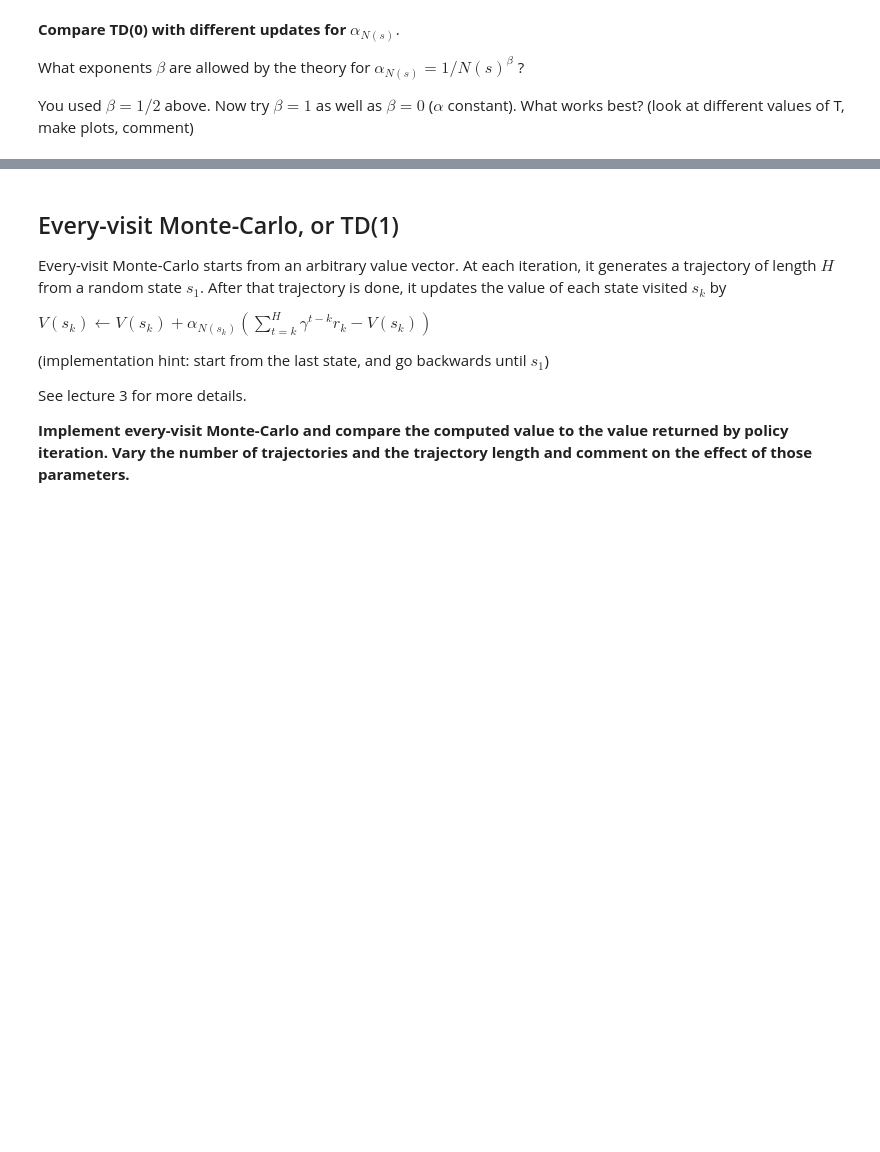
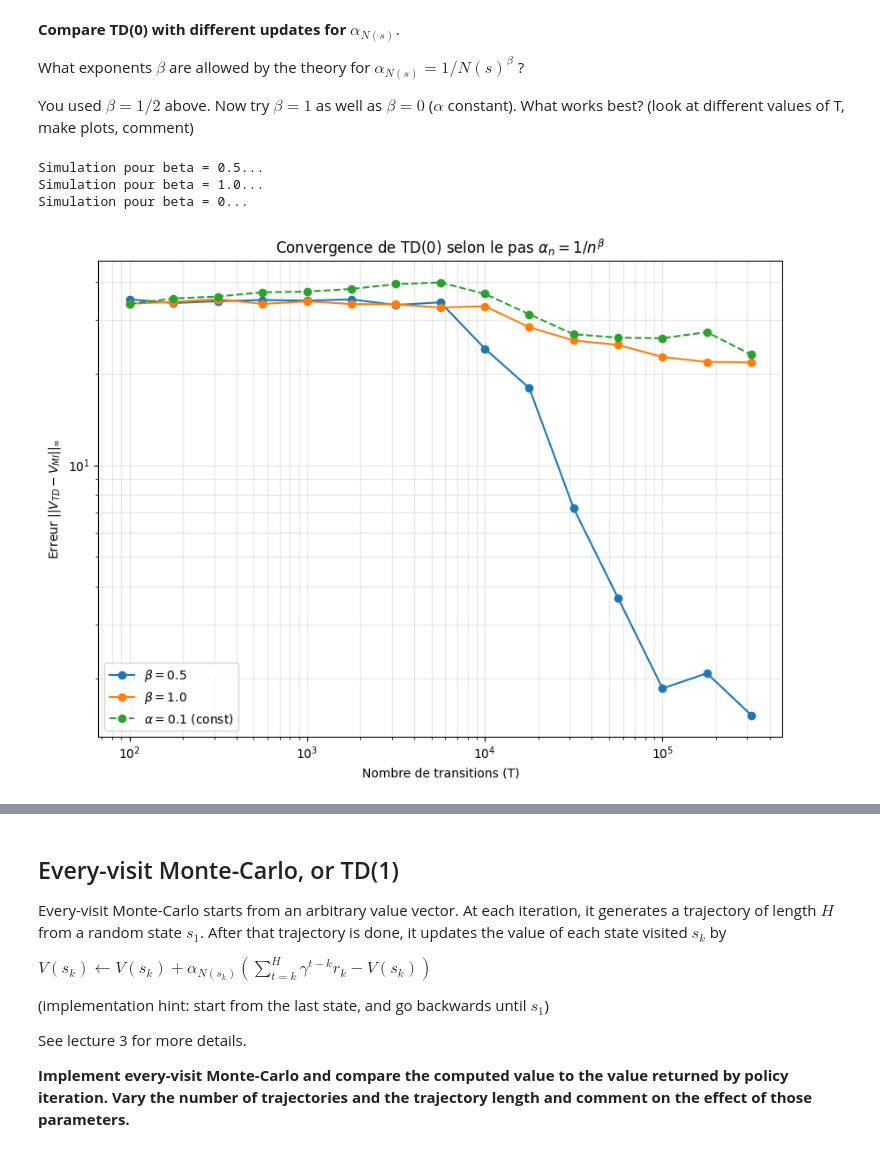
Before and after one commit to milanolivia/apprentissage_seq, a Jupyter notebook: TD0_QLearning.ipynb, the cells around one changed output, grey strips where cells are left out. Drawn from its saved outputs; the diff is of its cells as text; code cells hidden in the pictures; blank space fills up the shorter version.

```diff
--- a/TD0_QLearning.ipynb
+++ b/TD0_QLearning.ipynb
@@ -544,4 +544,48 @@ What exponents $\beta$ are allowed by the theory for $\alpha_{N(s)} = 1/N(s)^\be
 
 You used $\beta = 1/2$ above. Now try $\beta = 1$ as well as $\beta = 0$ ($\alpha$ constant). What works best? (look at different values of T, make plots, comment)
 # %%
-#TODO
+Pi_target = PiConstant
+V_true = EvaluatePolicy(Pi_target) # Valeur de référence (Matrix Inversion)
+
+# Valeurs de T
+T_values = np.logspace(2, 5.5, num=15, dtype=int) # De 100 à ~300,000
+betas = [0.5, 1.0, 0]
+n_runs = 10 # Nombre de répétitions pour lisser les courbes
+
+plt.figure(figsize=(10, 7))
+
+# Boucle de simulation
+for beta in betas:
+    print(f"Simulation pour beta = {beta}...")
+    errors = []
+
+    for T in T_values:
+        run_errors = []
+        for _ in range(n_runs):
+            V_est = TD0(Pi_target, T, beta)
+            # Erreur L-infini
+            err = np.max(np.abs(V_est - V_true))
+            run_errors.append(err)
+
+        # Moyenne des erreurs pour ce T
+        errors.append(np.mean(run_errors))
+
+    # Plot
+    label = f'$\\beta={beta}$' if beta != 0 else r'$\alpha=0.1$ (const)'
+    linestyle = '--' if beta == 0 else '-'
+    plt.plot(T_values, errors, marker='o', linestyle=linestyle, label=label)
+
+
+plt.xscale('log')
+plt.yscale('log') # Log-log pour voir les lois de puissance
+plt.xlabel('Nombre de transitions (T)')
+plt.ylabel(r'Erreur $||V_{TD} - V_{MI}||_\infty$')
+plt.title(r'Convergence de TD(0) selon le pas $\alpha_n = 1/n^\beta$')
+plt.legend()
+plt.grid(True, which="both", ls="-", alpha=0.3)
+plt.show()
+# %% [output]
+Simulation pour beta = 0.5...
+Simulation pour beta = 1.0...
+Simulation pour beta = 0...
+[figure, added]
```
Also changed, not shown: parts of 1 cell of this notebook.
